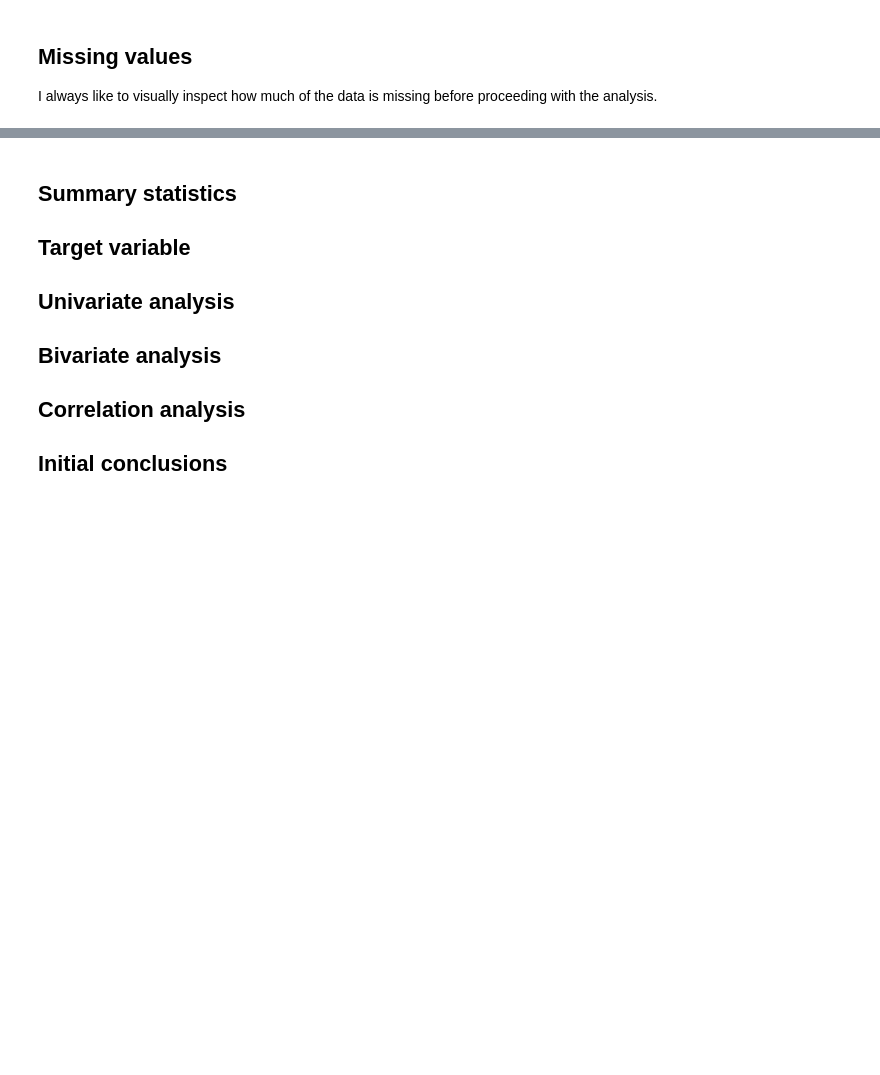
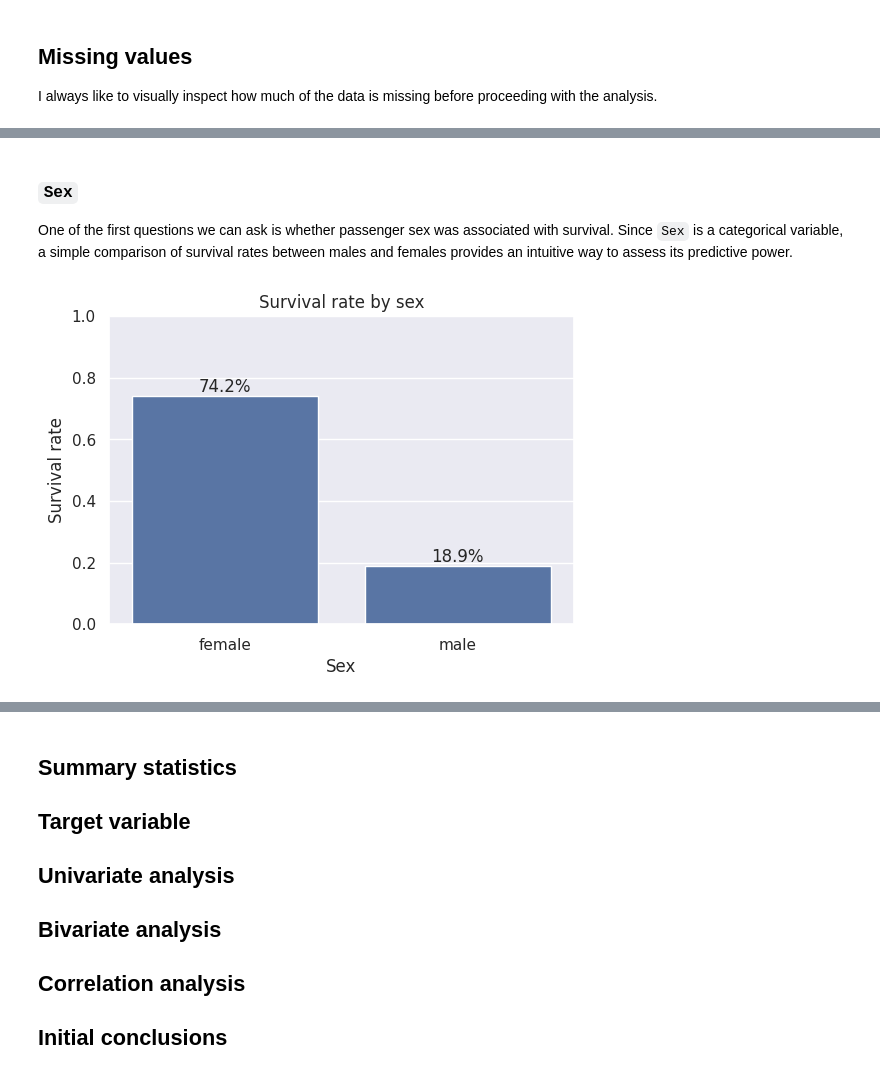
Before and after one commit to ianlopezdiaz/kaggle-titanic, a Jupyter notebook: 1_EDA.ipynb, the cells around one changed output, grey strips where cells are left out. Cells and saved outputs as stored; diff of their text form; code cells hidden in the pictures; blank space fills up the shorter version.

```diff
--- a/1_EDA.ipynb
+++ b/1_EDA.ipynb
@@ -252,0 +431,38 @@ Text(0.5, 1.0, 'Missing values heatmap')
+# %% [markdown]
+### `Sex`
+
+One of the first questions we can ask is whether passenger sex was associated with survival. Since `Sex` is a categorical variable, a simple comparison of survival rates between males and females provides an intuitive way to assess its predictive power.
+# %%
+survival_by_sex = (
+    df_train
+    .groupby("Sex")["Survived"]
+    .mean()
+    .reset_index()
+)
+
+plt.figure(figsize=(6, 4))
+
+ax = sns.barplot(
+    data=survival_by_sex,
+    x="Sex",
+    y="Survived"
+)
+
+for p in ax.patches:
+    ax.annotate(
+        f"{p.get_height():.1%}",
+        (p.get_x() + p.get_width() / 2, p.get_height()),
+        ha="center",
+        va="bottom"
+    )
+
+
+plt.title("Survival rate by sex")
+plt.xlabel("Sex")
+plt.ylabel("Survival rate")
+
+plt.ylim(0, 1)
+
+plt.show()
+# %% [output]
+[figure, added]
```
Also changed, not shown: parts of 24 cells of this notebook, 8 other files.
